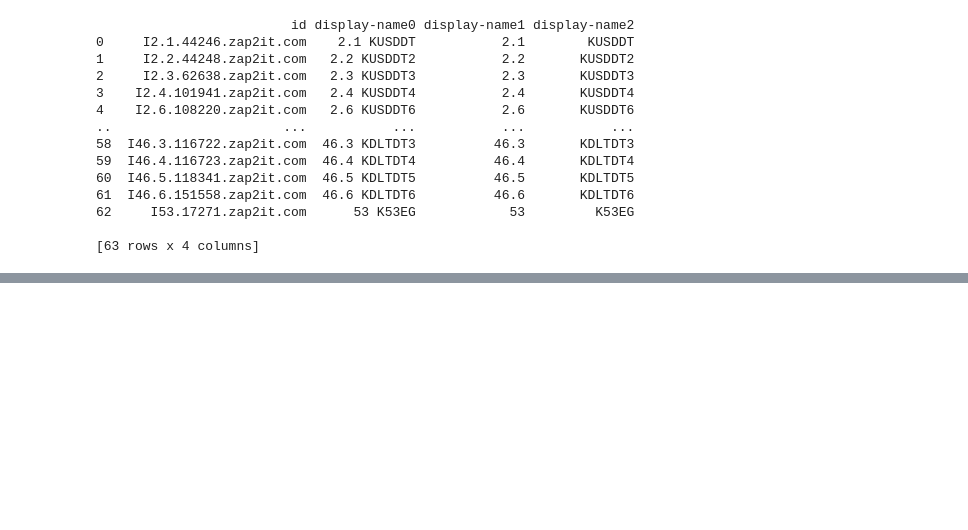
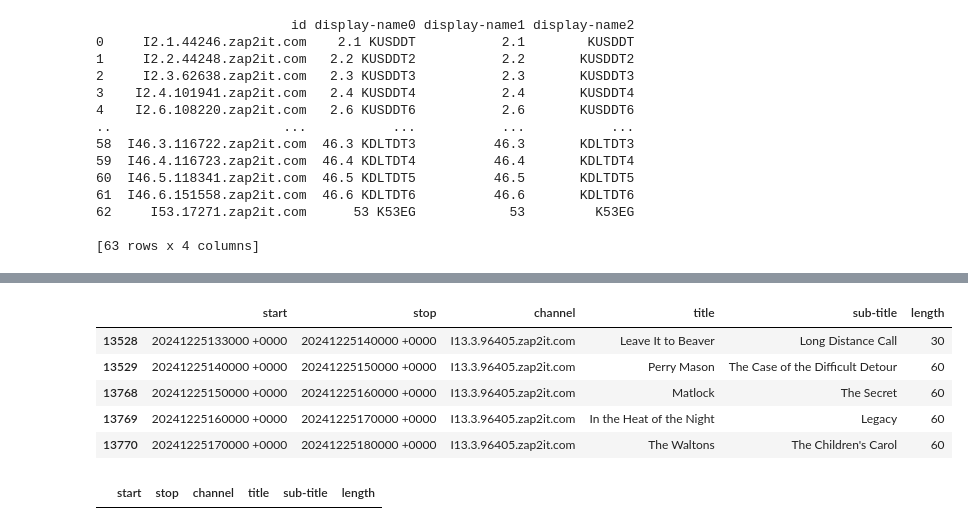
Before and after one commit to tonybutzer/dvr1, a Jupyter notebook: 8_study/tv_guide/explore_tv_xml.ipynb, the cells around one changed output, grey strips where cells are left out. Cells and saved outputs as stored; diff of their text form; code cells hidden in the pictures; blank space fills up the shorter version.

```diff
--- a/8_study/tv_guide/explore_tv_xml.ipynb
+++ b/8_study/tv_guide/explore_tv_xml.ipynb
@@ -129,0 +157,13 @@ df[df['display-name1'] == 2.2]
+# %%
+kelo_df.tail()
+# %% [output]
+|  | start | stop | channel | title | sub-title | length |
+| 13528 | 20241225133000 +0000 | 20241225140000 +0000 | I13.3.96405.zap2it.com | Leave It to Beaver | Long Distance Call | 30 |
+| 13529 | 20241225140000 +0000 | 20241225150000 +0000 | I13.3.96405.zap2it.com | Perry Mason | The Case of the Difficult Detour | 60 |
+| 13768 | 20241225150000 +0000 | 20241225160000 +0000 | I13.3.96405.zap2it.com | Matlock | The Secret | 60 |
+| 13769 | 20241225160000 +0000 | 20241225170000 +0000 | I13.3.96405.zap2it.com | In the Heat of the Night | Legacy | 60 |
+| 13770 | 20241225170000 +0000 | 20241225180000 +0000 | I13.3.96405.zap2it.com | The Waltons | The Children's Carol | 60 |
+# %%
+kelo_df[kelo_df['title'].str.contains("NCIS")]
+# %% [output]
+|  | start | stop | channel | title | sub-title | length |
```
Also changed, not shown: parts of 23 cells of this notebook.
